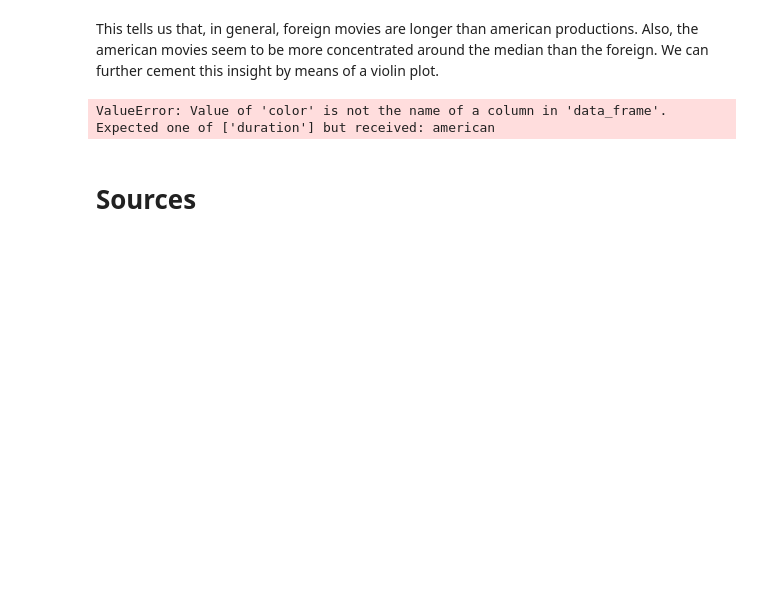
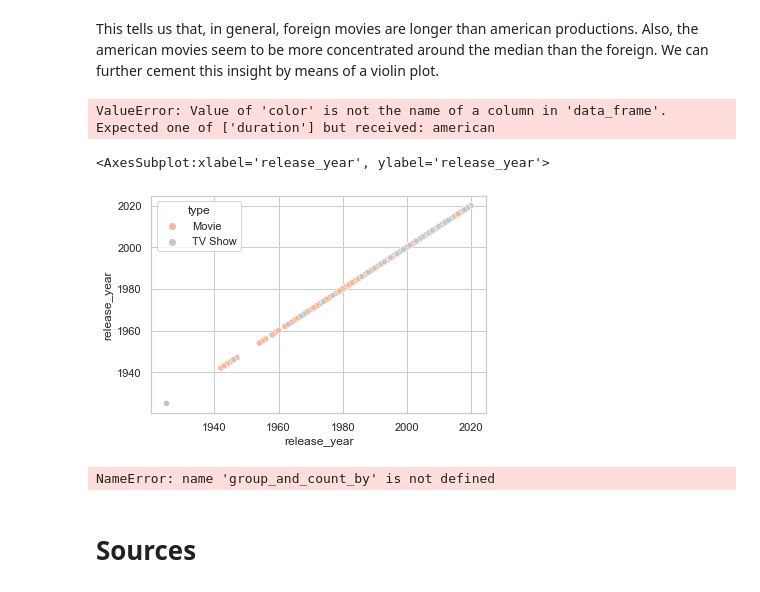
Before and after one commit to ta-data-mexpt/project-dataviz, a Jupyter notebook: Data Visualization Jupyter Notebook.ipynb, the cells around one changed output. Saved outputs shown, nothing was run; the diff lists cells and outputs as text; code cells hidden in the pictures; blank space fills up the shorter version.

```diff
--- a/Data Visualization Jupyter Notebook.ipynb
+++ b/Data Visualization Jupyter Notebook.ipynb
@@ -302,3 +352,22 @@ ValueError: Value of 'color' is not the name of a column in 'data_frame'. Expect
+# %%
+#fig = plt.figure(figsize=(20, 6))
+#gs = gridspec.GridSpec(nrows=1, ncols=3, height_ratios=[6], width_ratios=[10, 5])
+
+#ax = plt.subplot(gs[3])
+
+sns.scatterplot(x=titles.release_year, y=titles.release_year, hue=titles.type, data=titles, palette="RdGy")
+
+#ax.set_xticklabels(most_titles_produced.country, fontweight='bold', rotation='90')
+#ax.set_title('Top 10 producing countries\n', fontsize=15, fontweight='bold');
+# %% [output]
+<AxesSubplot:xlabel='release_year', ylabel='release_year'>
+[figure, added]
+# %%
+shows_by_month = group_and_count_by(df[df['year_added'] < 2020], ['month_added', 'type'])
+fig = px.bar(shows_by_month, x='month_added', y='count', color='type', barmode='group')
+fig.show()
+# %% [output]
+NameError: name 'group_and_count_by' is not defined
 # %% [markdown]
 # Sources
 # %% [markdown]
```
Also changed, not shown: parts of 11 cells of this notebook.
